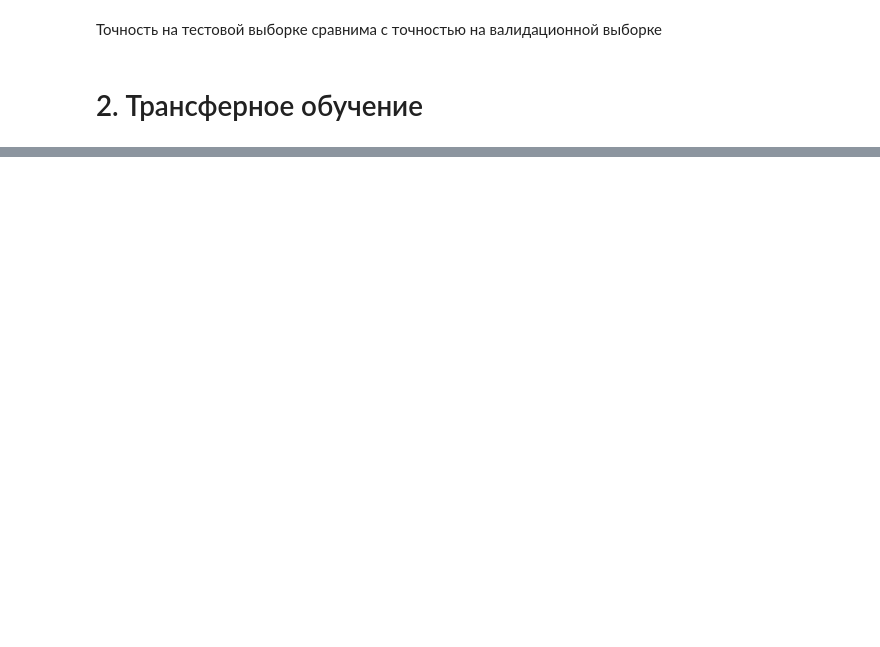
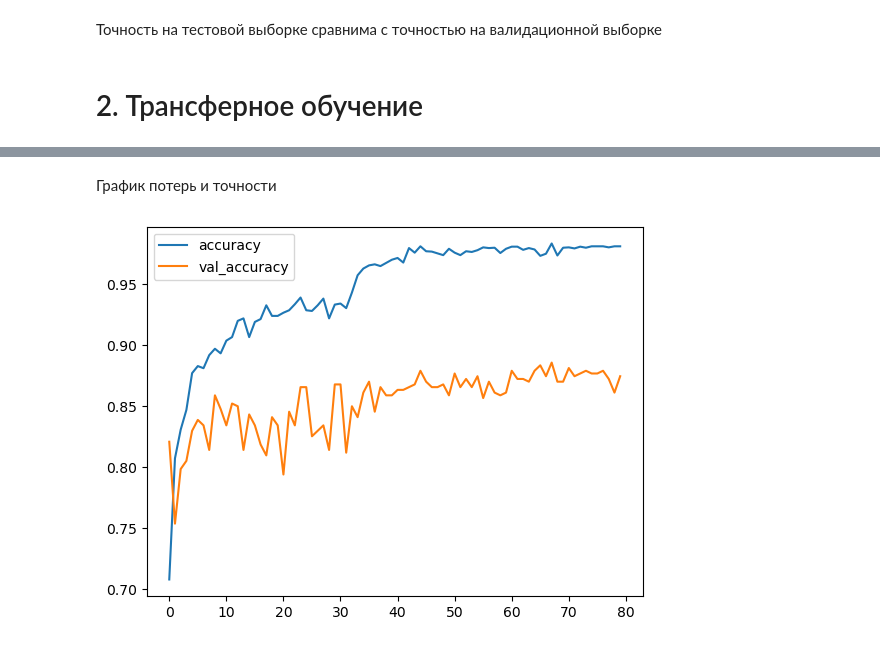
Before and after one commit to maxi7665/IAD, a Jupyter notebook: lab3/lab3.ipynb, the cells around one changed output, grey strips where cells are left out. Drawn from its saved outputs; the diff is of its cells as text; code cells hidden in the pictures; blank space fills up the shorter version.

```diff
--- a/lab3/lab3.ipynb
+++ b/lab3/lab3.ipynb
@@ -288,2 +233,17 @@ model.evaluate(test_ds)
 # %%
 # todo смотреть лекцию делать нейросеть
+import keras
+
+#
+conv_base = keras.applications.MobileNetV2(
+    input_shape=(150,150,3),
+    alpha=1.0,
+    include_top=False,
+    weights="imagenet",
+    input_tensor=None,
+    pooling=None,
+)
+
+conv_base.trainable = False
+
+conv_base.summary()
@@ -289,0 +331,14 @@ model.evaluate(test_ds)
+# %%
+import keras.callbacks as clbks
+
+callbacks = [
+    clbks.EarlyStopping(monitor="val_loss", patience=20),
+    clbks.ReduceLROnPlateau(monitor="val_loss", factor=0.2, patience=7)
+]
+
+pred_history = pred_model.fit(
+    train_ds,
+    epochs=80,
+    validation_data=val_ds,
+    callbacks=callbacks
+)
@@ -289,0 +363,7 @@ model.evaluate(test_ds)
+# %% [markdown]
+График потерь и точности
+# %%
+pd.DataFrame(pred_history.history)[["accuracy", "val_accuracy"]].plot()
+plt.show()
+# %% [output]
+[figure, added]
```
Also changed, not shown: parts of 29 cells of this notebook, 1 other file.
